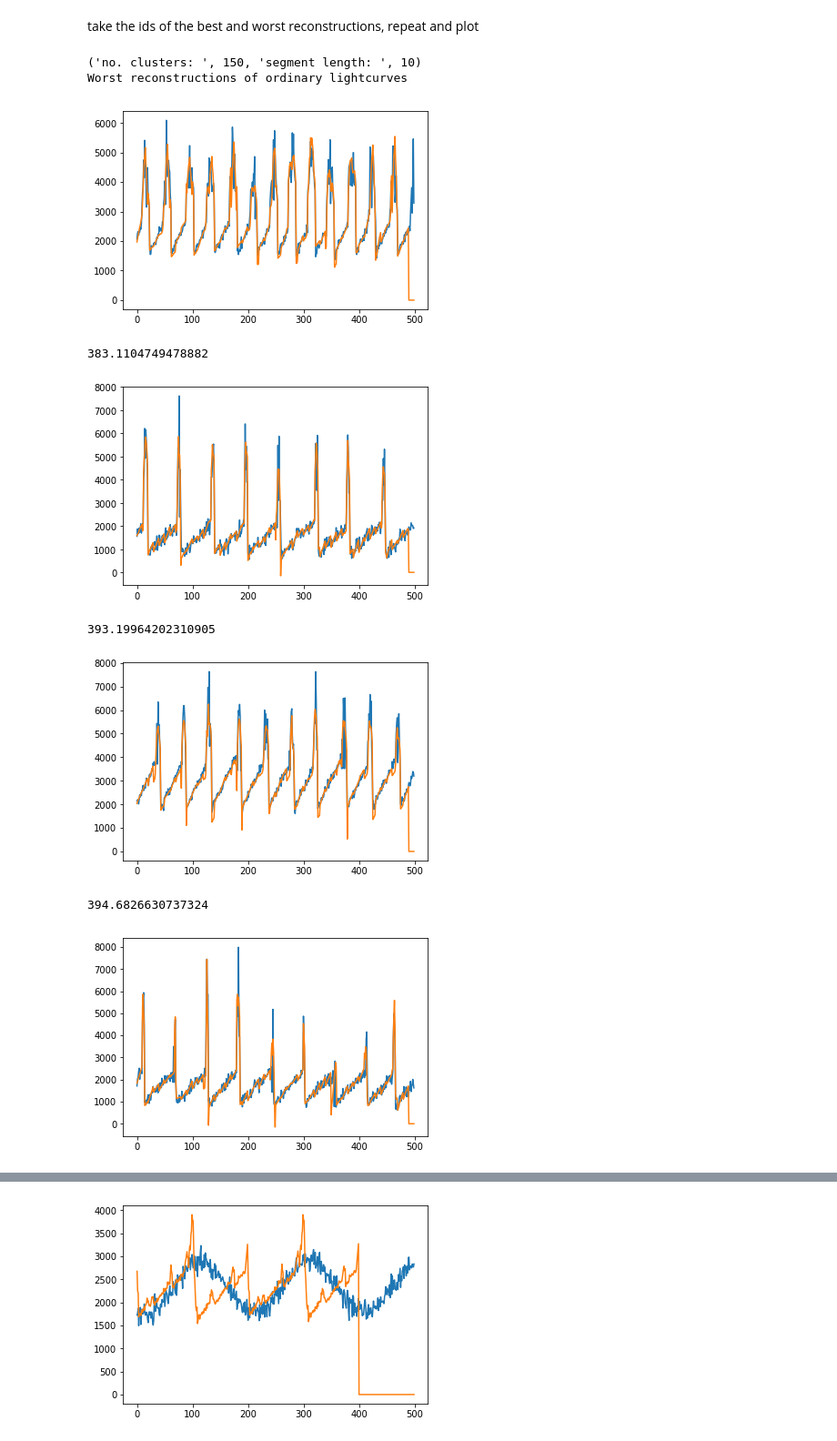
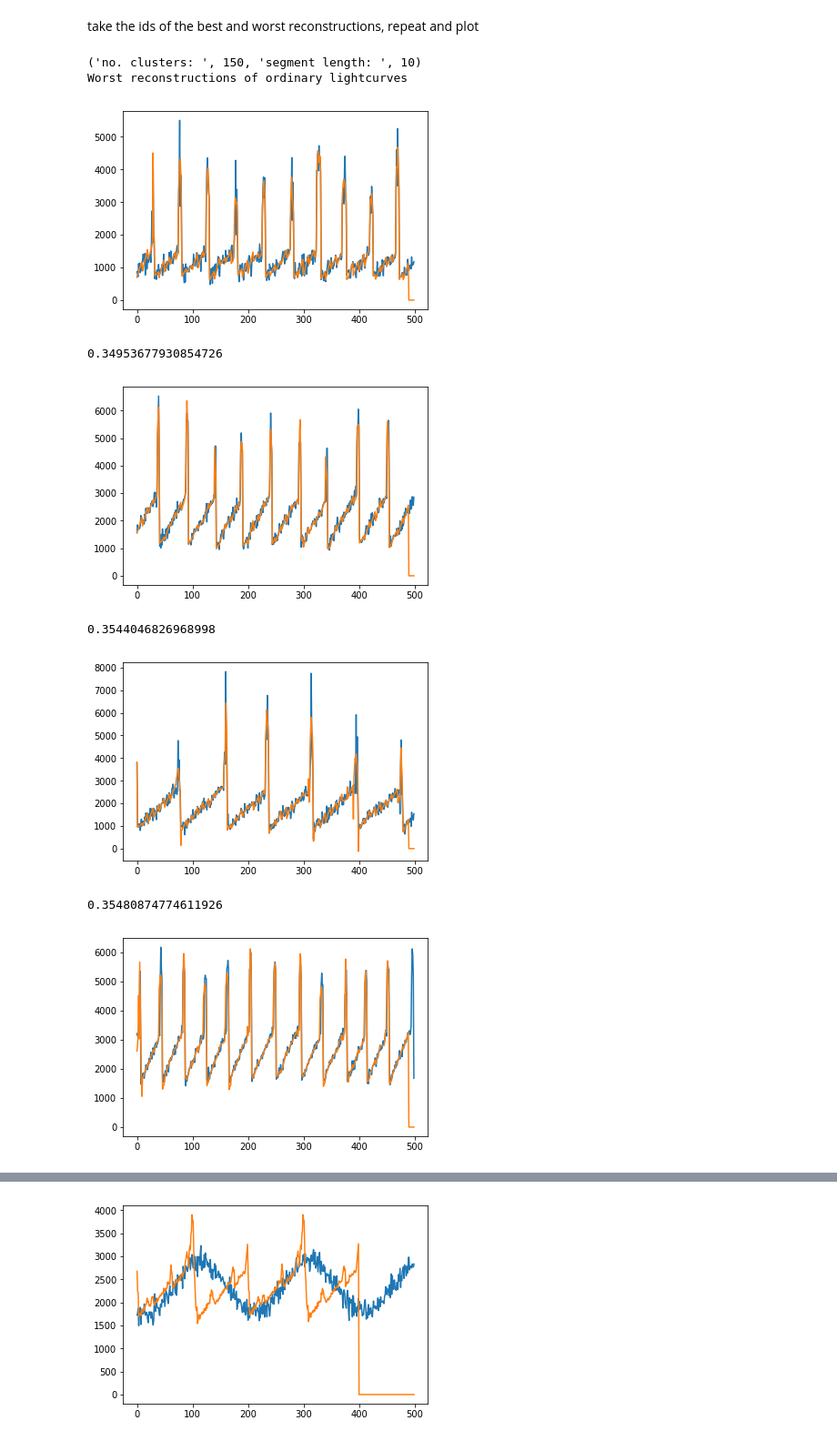
Before and after one commit to jorwatkapola/timeseries_segment_clustering, a Jupyter notebook: synthetic_test.ipynb, the cells around one changed output, grey strips where cells are left out. Shown at 91% size. Drawn from its saved outputs; the diff is of its cells as text; code cells hidden in the pictures.

```diff
--- a/synthetic_test.ipynb
+++ b/synthetic_test.ipynb
@@ -20,5 +21,5 @@ np.random.seed(0)
 # %%
-results_file="valid_results_20190603_4.csv"
+results_file="valid_results_20190604_bp4.csv"
 k_clusters=[150]
 seg_lens=[10,50,100,150,200]
 
@@ -46,7 +47,7 @@ for k_id, k_cluster in enumerate(k_clusters):
         ax = f.add_subplot(111)
         plt.hist(train[:,-1])
         plt.hist(test[:,-1],alpha=0.5)
-        plt.xlim([0,2000])
+        plt.xlim([0,1.2])
         plt.ylim([0,100])
         plt.text(0.7,0.8,"k= {}\nlen= {}\n test_min-rho_max= {}\n outliers= {}/250".format(k_cluster, seg_len, round(min_test-max_rho,1), 250-counter),
                  ha='center', va='center', transform=ax.transAxes)
@@ -157,49 +158,49 @@ for k_id, k_cluster in enumerate(k_clusters):
         all_train_segments=np.vstack(all_train_segments)
         #cluster the segments
         cluster=KMeans(n_clusters=k_cluster, random_state=0)
-        cluster.fit(all_train_segments)
+        cluster.fit(zscore(all_train_segments))
 
         ids=output[int((hyperparameter_set+1)*3 -1)]
         def plot_reco(lc):
             valid_segments= sc.segmentation(lc, seg_len, seg_len , time_stamps=False)
-            reco = sc.reconstruct(valid_segments, lc, cluster, rel_offset=False, seg_slide=seg_len)
-            error=np.sqrt(np.mean((lc[0:-seg_len]-reco[0:-seg_len])**2))
+            reco, error = sc.reconstruct(valid_segments, lc, cluster, rel_offset=False, seg_slide=seg_len)
+            #error=np.sqrt(np.mean((lc[0:-seg_len]-reco[0:-seg_len])**2))
             plt.plot(lc)
             plt.plot(reco)
             plt.show()
             print(error)
             return
 
         if plot_worst_training is True:
             print("Worst reconstructions of ordinary lightcurves")
             for lc_id in ids[0]:
                 lc=rho_valid[lc_id]
                 plot_reco(lc)
 
         if plot_best_training is True:
             print("Best reconstructions of ordinary lightcurves")
             for lc_id in ids[1]:
                 lc=rho_valid[lc_id]
                 plot_reco(lc)
         if plot_worst_test is True:
             print("Worst reconstructions of outlier lightcurves")
             for lc_id in ids[2]:
                 lc=sine_file[lc_id]
                 plot_reco(lc)
         if plot_best_test is True:
             print("Best reconstructions of outlier lightcurves")
             for lc_id in ids[3]:
                 lc=sine_file[lc_id]
                 plot_reco(lc)
 
         hyperparameter_set+=1
 # %% [output]
 ('no. clusters: ', 150, 'segment length: ', 10)
 Worst reconstructions of ordinary lightcurves
-[figure, old version]
+[figure, new version]
-383.1104749478882
+0.34953677930854726
-[figure, old version]
+[figure, new version]
-393.19964202310905
+0.3544046826968998
-[figure, old version]
+[figure, new version]
-394.6826630737324
+0.35480874774611926
-[figure, old version]
+[figure, new version]
```
Also changed, not shown: parts of 6 cells of this notebook, 6 other files.
